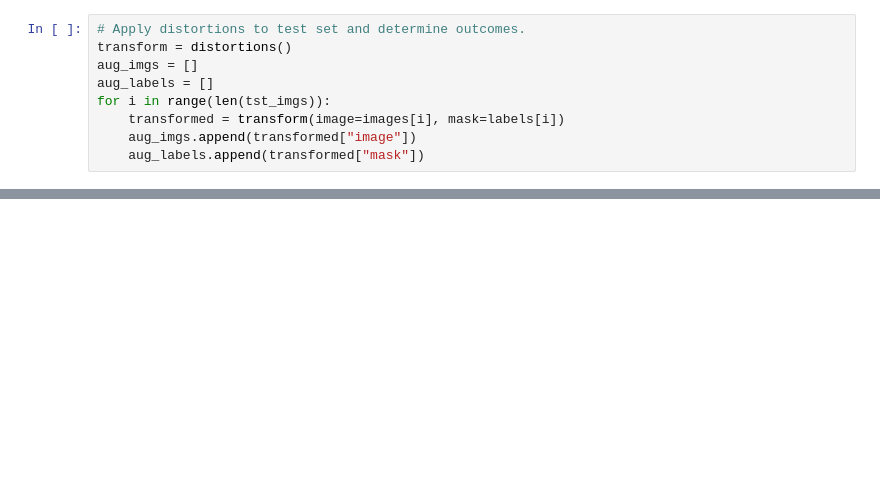
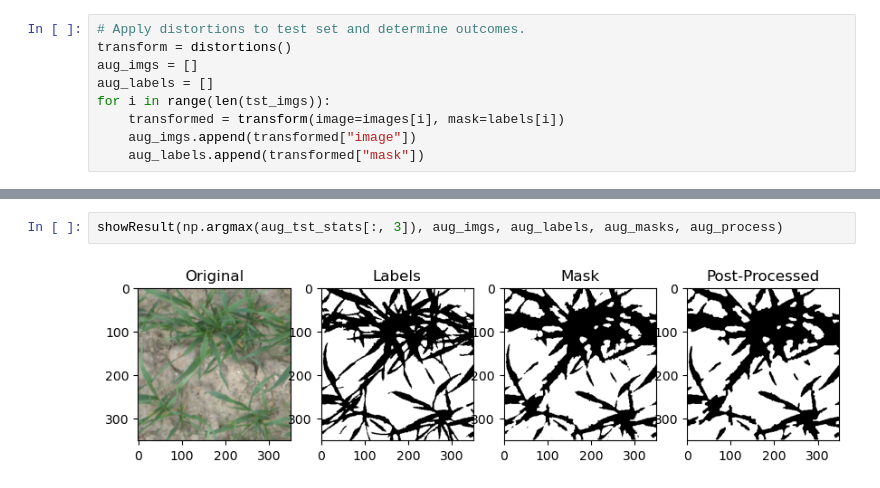
Before and after one commit to nishanshaju22/COMP9517_Project, a Jupyter notebook: AdvancedSegmentation/watershed.ipynb, the cells around one changed output, grey strips where cells are left out. Cells and saved outputs as stored; diff of their text form; blank space fills up the shorter version.

```diff
--- a/AdvancedSegmentation/watershed.ipynb
+++ b/AdvancedSegmentation/watershed.ipynb
@@ -259,0 +269,4 @@ showResult(3, images, labels, masks)
+# %%
+showResult(np.argmax(aug_tst_stats[:, 3]), aug_imgs, aug_labels, aug_masks, aug_process)
+# %% [output]
+[figure, added]
```
Also changed, not shown: parts of 16 cells of this notebook, 3 other files.
